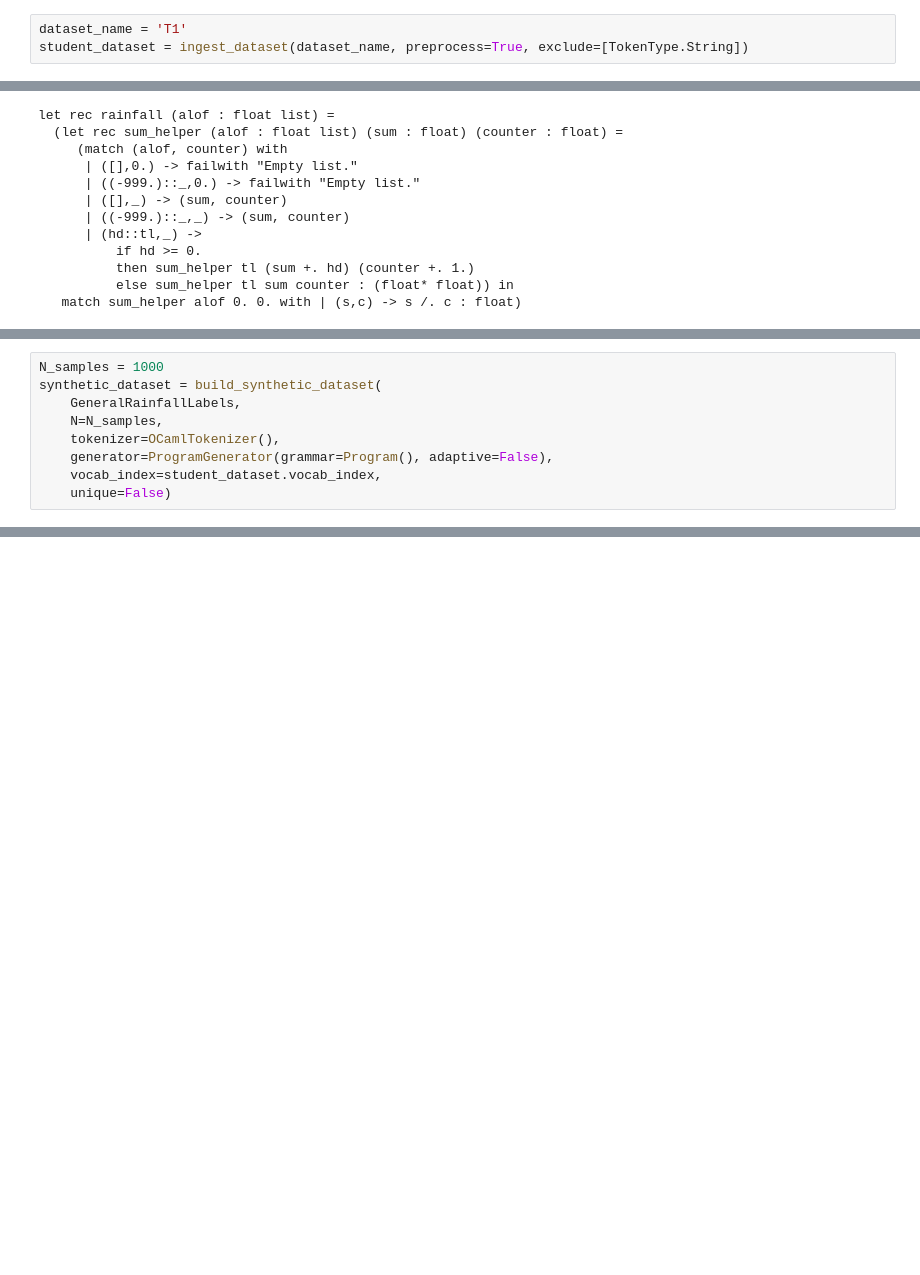
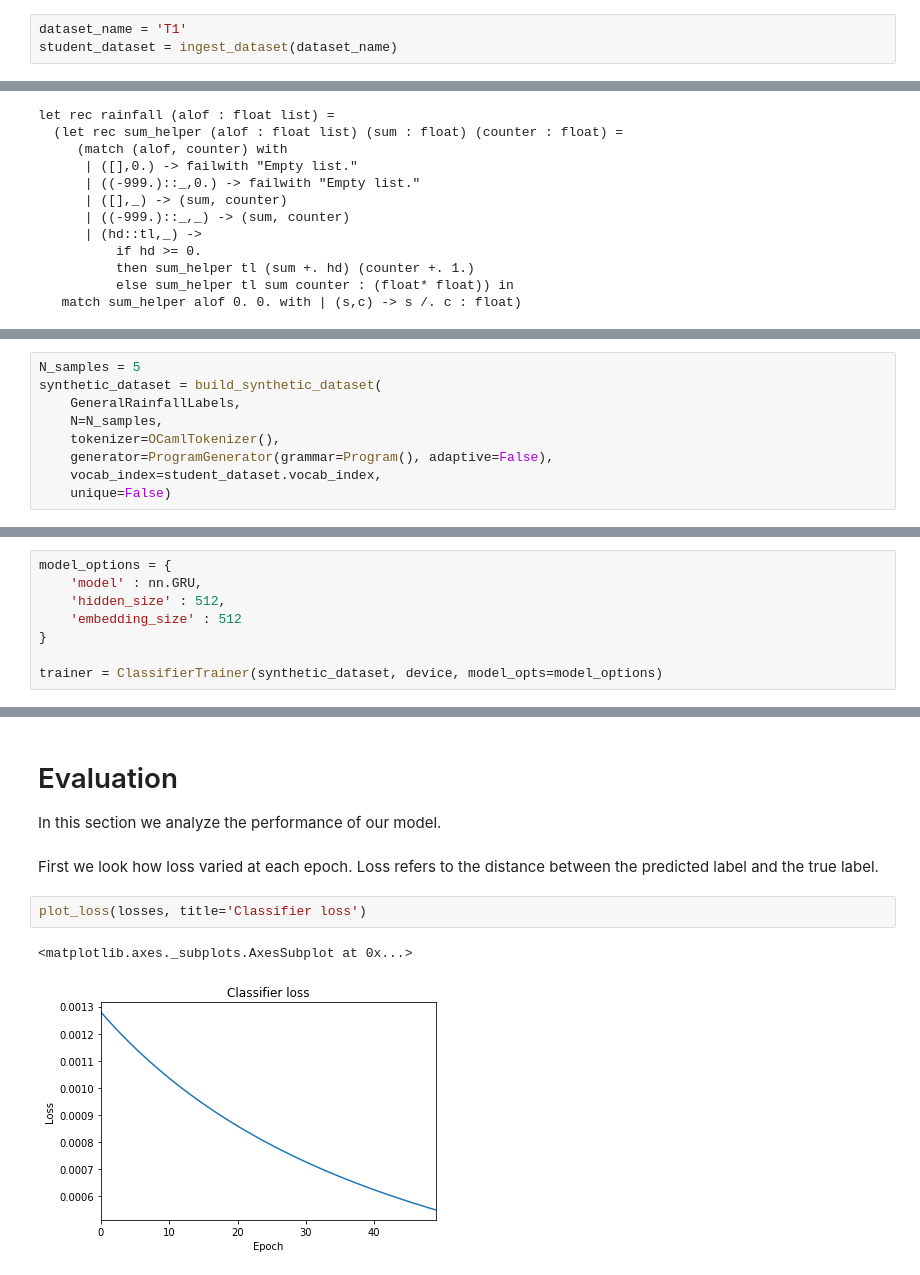
Before and after one commit to willcrichton/autoplan, a Jupyter notebook: notebooks/rainfall/levenshtein_distance.ipynb, the cells around one changed output, grey strips where cells are left out. Saved outputs shown, nothing was run; the diff lists cells and outputs as text; blank space fills up the shorter version.

```diff
--- a/notebooks/rainfall/levenshtein_distance.ipynb
+++ b/notebooks/rainfall/levenshtein_distance.ipynb
@@ -50,6 +46,6 @@ Based on the previous ablation study [] we learned that preprocessing the studen
 # %%
 dataset_name = 'T1'
-student_dataset = ingest_dataset(dataset_name, preprocess=True, exclude=[TokenType.String])
+student_dataset = ingest_dataset(dataset_name)
 # %%
 # Run this cell optionally to see a sample of a student program
 print(student_dataset.dataset[0]['source'])
@@ -75,7 +71,7 @@ Adaptive sampling is a dataset generating technique first described in [], where
 
 Unique sampling simply forces the generator to generate unique samples.
 # %%
-N_samples = 1000
+N_samples = 5
 synthetic_dataset = build_synthetic_dataset(
     GeneralRainfallLabels,
     N=N_samples,
@@ -267,0 +111,8 @@ for i in edit_distance:
+# %%
+model_options = {
+    'model' : nn.GRU,
+    'hidden_size' : 512,
+    'embedding_size' : 512
+}
+
+trainer = ClassifierTrainer(synthetic_dataset, device, model_opts=model_options)
@@ -267,0 +134,11 @@ for i in edit_distance:
+# %% [markdown]
+# Evaluation
+
+In this section we analyze the performance of our model.
+# %% [markdown]
+First we look how loss varied at each epoch. Loss refers to the distance between the predicted label and the true label.
+# %%
+plot_loss(losses, title='Classifier loss')
+# %% [output]
+<matplotlib.axes._subplots.AxesSubplot at 0x...>
+[figure, added]
```
Also changed, not shown: parts of 39 cells of this notebook.
